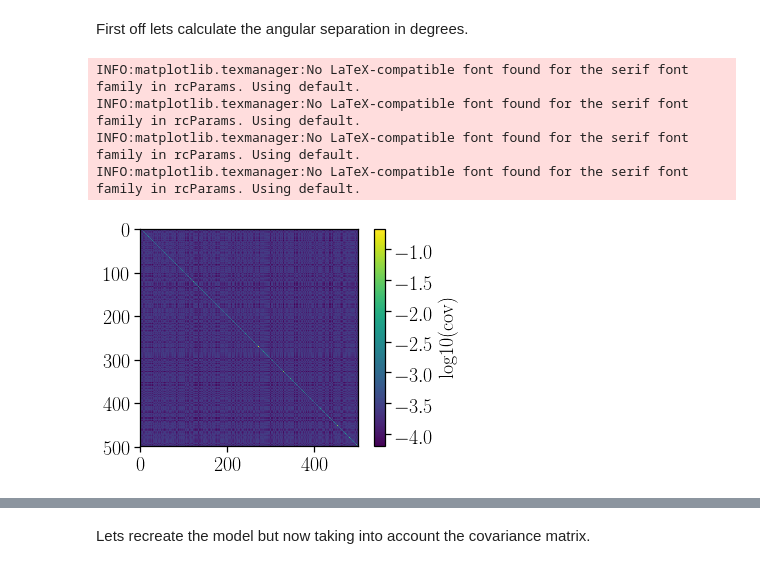
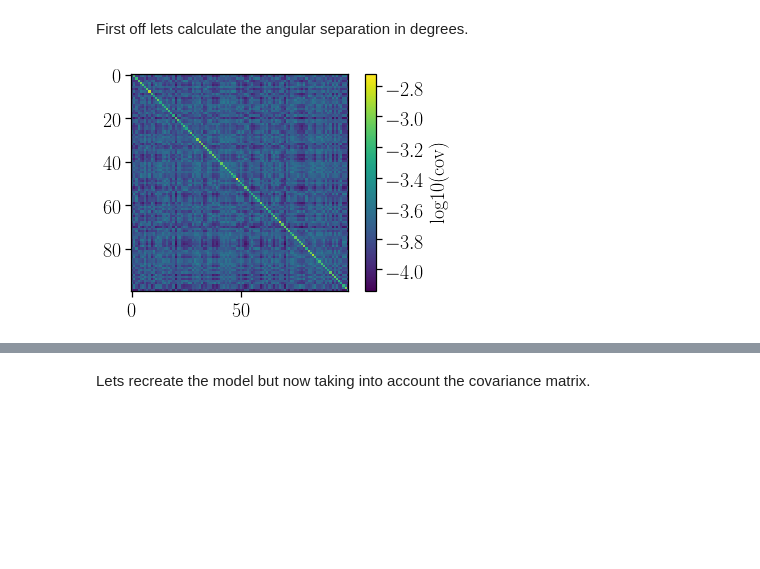
Before and after one commit to ojhall94/GAIA, a Jupyter notebook: Scripts/covariances_blog.ipynb, the cells around one changed output, grey strips where cells are left out. Saved outputs shown, nothing was run; the diff lists cells and outputs as text; code cells hidden in the pictures; blank space fills up the shorter version.

```diff
--- a/Scripts/covariances_blog.ipynb
+++ b/Scripts/covariances_blog.ipynb
@@ -201,13 +202,11 @@ np.fill_diagonal(Sigmaij, np.diag(Sigmaij) + df.parallax_error.values**2)
 # %%
-c = plt.imshow(np.log10(Sigmaij))
+c = plt.imshow(np.log10(Sigma))
 plt.colorbar(c, label='log10(cov)')
 plt.show()
+if not np.all(np.linalg.eigvals(Sigma) > 0):
+    raise ValueError("The matrix isn't positive-definite for some reason!")
 # %% [output]
-INFO:matplotlib.texmanager:No LaTeX-compatible font found for the serif font family in rcParams. Using default.
-INFO:matplotlib.texmanager:No LaTeX-compatible font found for the serif font family in rcParams. Using default.
-INFO:matplotlib.texmanager:No LaTeX-compatible font found for the serif font family in rcParams. Using default.
-INFO:matplotlib.texmanager:No LaTeX-compatible font found for the serif font family in rcParams. Using default.
-[figure, old version]
+[figure, new version]
 # %% [markdown]
 ### Alright, we have a covariance matrix!
 
```
Also changed, not shown: parts of 4 cells of this notebook, 4 other files.
